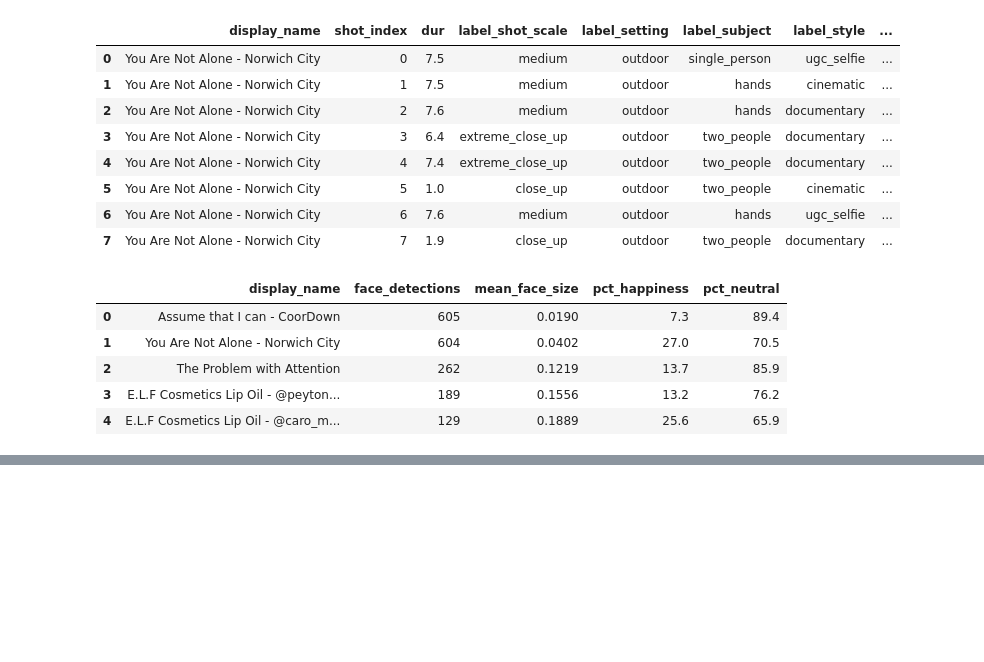
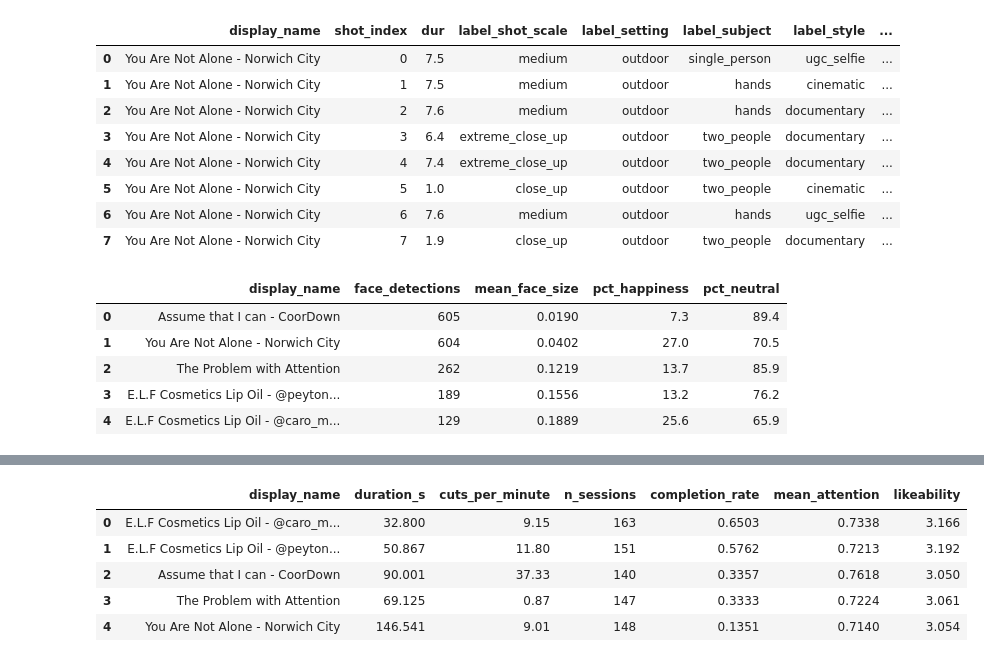
Before and after one commit to felixnego/cloud_employee_project, a Jupyter notebook: notebooks/01_creative_data_overview.ipynb, the cells around one changed output, grey strips where cells are left out. Saved outputs shown, nothing was run; the diff lists cells and outputs as text; code cells hidden in the pictures; blank space fills up the shorter version.

```diff
--- a/notebooks/01_creative_data_overview.ipynb
+++ b/notebooks/01_creative_data_overview.ipynb
@@ -409,0 +432,15 @@ query, answerable by someone who has never opened the videos.
+# %%
+# Completion falling with duration is emergent -- a dropout hazard that rises as
+# attention falls, not a rule that was written down.
+q("""
+    SELECT display_name, duration_s, cuts_per_minute,
+           n_sessions, completion_rate, mean_attention, likeability
+    FROM analysis.creative_performance ORDER BY completion_rate DESC
+""")
+# %% [output]
+|  | display_name | duration_s | cuts_per_minute | n_sessions | completion_rate | mean_attention | likeability |
+| 0 | E.L.F Cosmetics Lip Oil - @caro_m... | 32.800 | 9.15 | 163 | 0.6503 | 0.7338 | 3.166 |
+| 1 | E.L.F Cosmetics Lip Oil - @peyton... | 50.867 | 11.80 | 151 | 0.5762 | 0.7213 | 3.192 |
+| 2 | Assume that I can - CoorDown | 90.001 | 37.33 | 140 | 0.3357 | 0.7618 | 3.050 |
+| 3 | The Problem with Attention | 69.125 | 0.87 | 147 | 0.3333 | 0.7224 | 3.061 |
+| 4 | You Are Not Alone - Norwich City | 146.541 | 9.01 | 148 | 0.1351 | 0.7140 | 3.054 |
```
Also changed, not shown: parts of 8 cells of this notebook, 28 other files.
